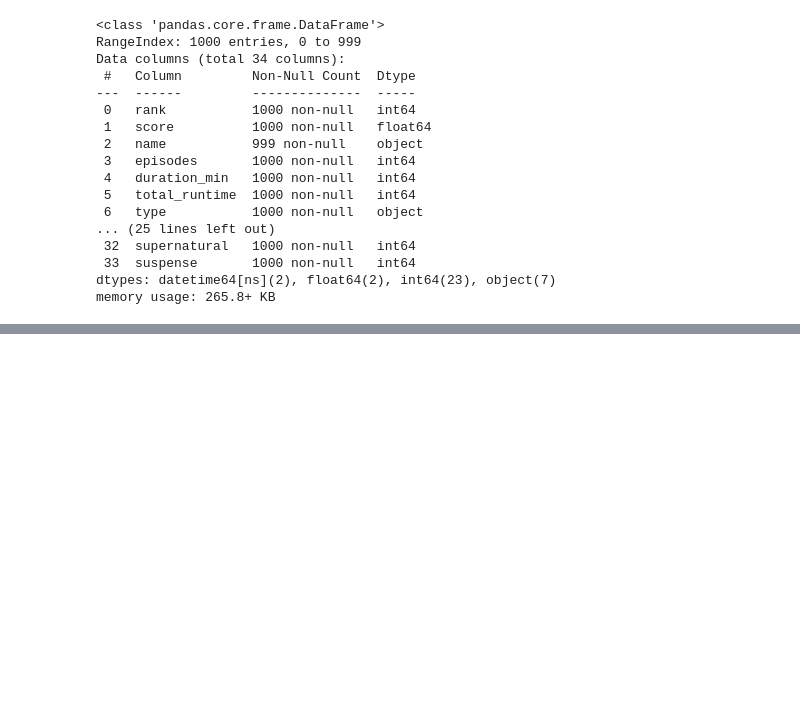
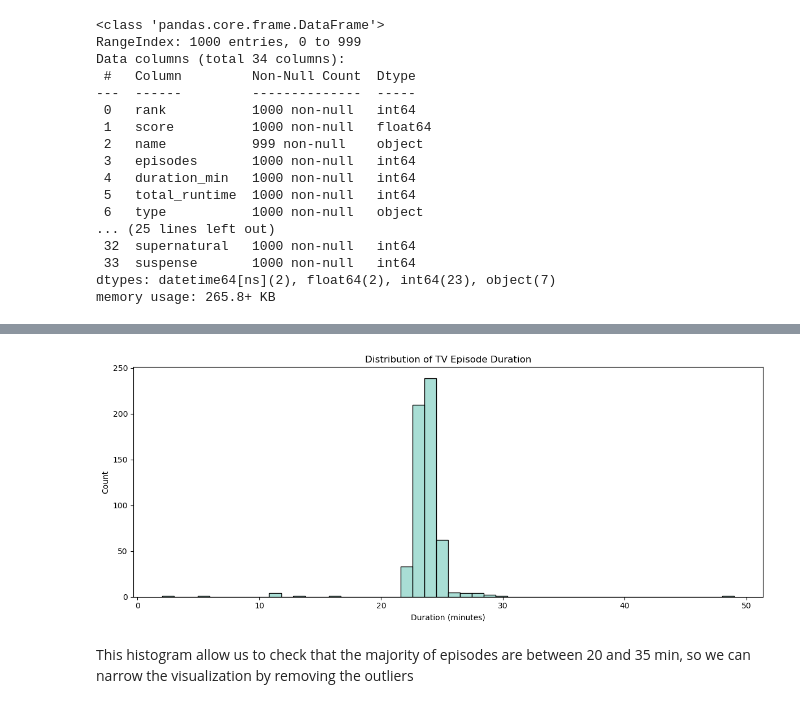
Before and after one commit to aitor-vergaramartin/project-2-eda-sql, a Jupyter notebook: project_anime.ipynb, the cells around one changed output, grey strips where cells are left out. Saved outputs shown, nothing was run; the diff lists cells and outputs as text; code cells hidden in the pictures; blank space fills up the shorter version.

```diff
--- a/project_anime.ipynb
+++ b/project_anime.ipynb
@@ -581,0 +651,14 @@ anime.to_csv('anime_clean.csv', index=False)   # Save to .csv in case we need to
+# %%
+anime_tv = anime[anime["type"] == "TV"]
+# %%
+plt.figure(figsize=(12,5))
+sns.histplot(anime_tv["duration_min"], bins="auto")
+plt.title("Distribution of TV Episode Duration")
+plt.xlabel("Duration (minutes)")
+plt.ylabel("Count")
+plt.tight_layout()
+plt.show()
+# %% [output]
+[figure, added]
+# %% [markdown]
+This histogram allow us to check that the majority of episodes are between 20 and 35 min, so we can narrow the visualization by removing the outliers
```
Also changed, not shown: parts of 82 cells of this notebook.
